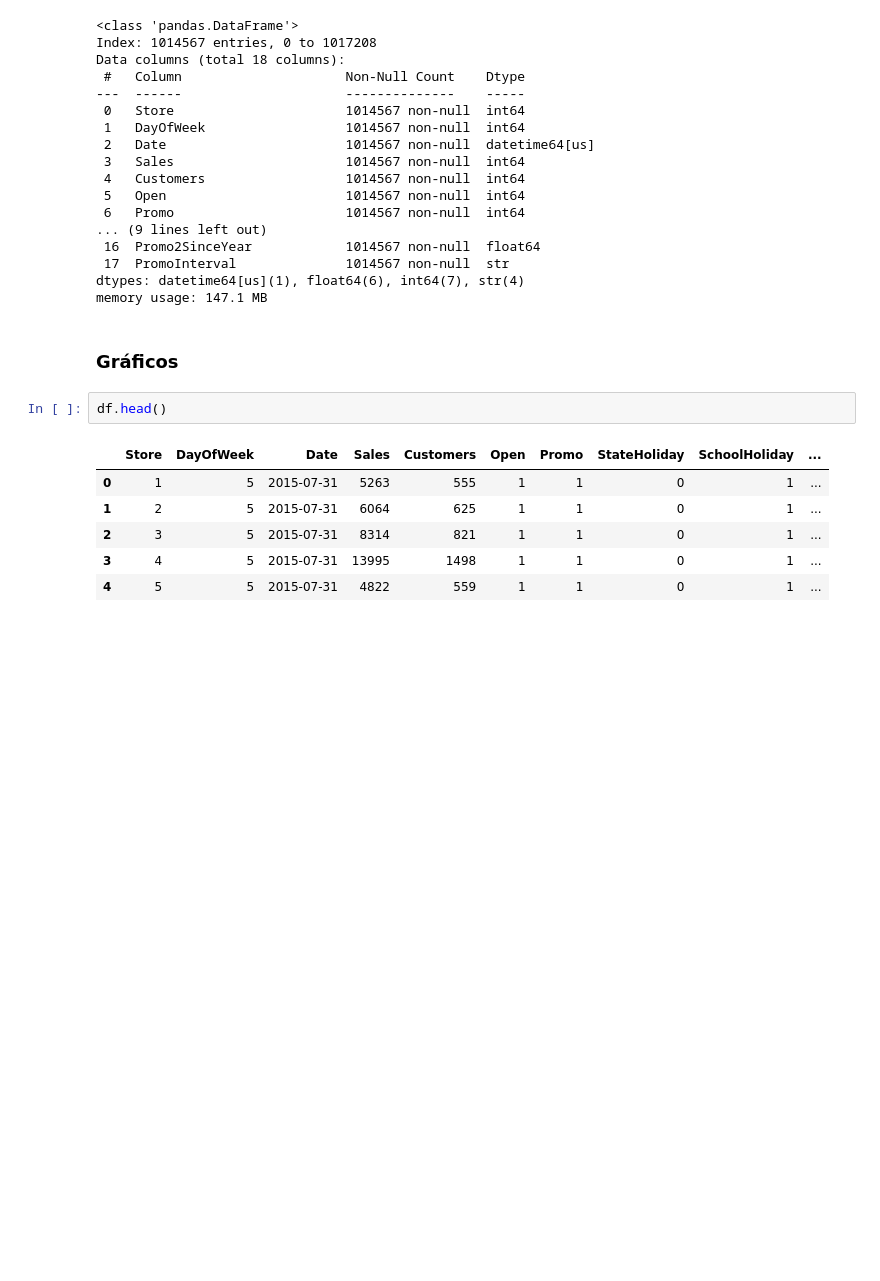
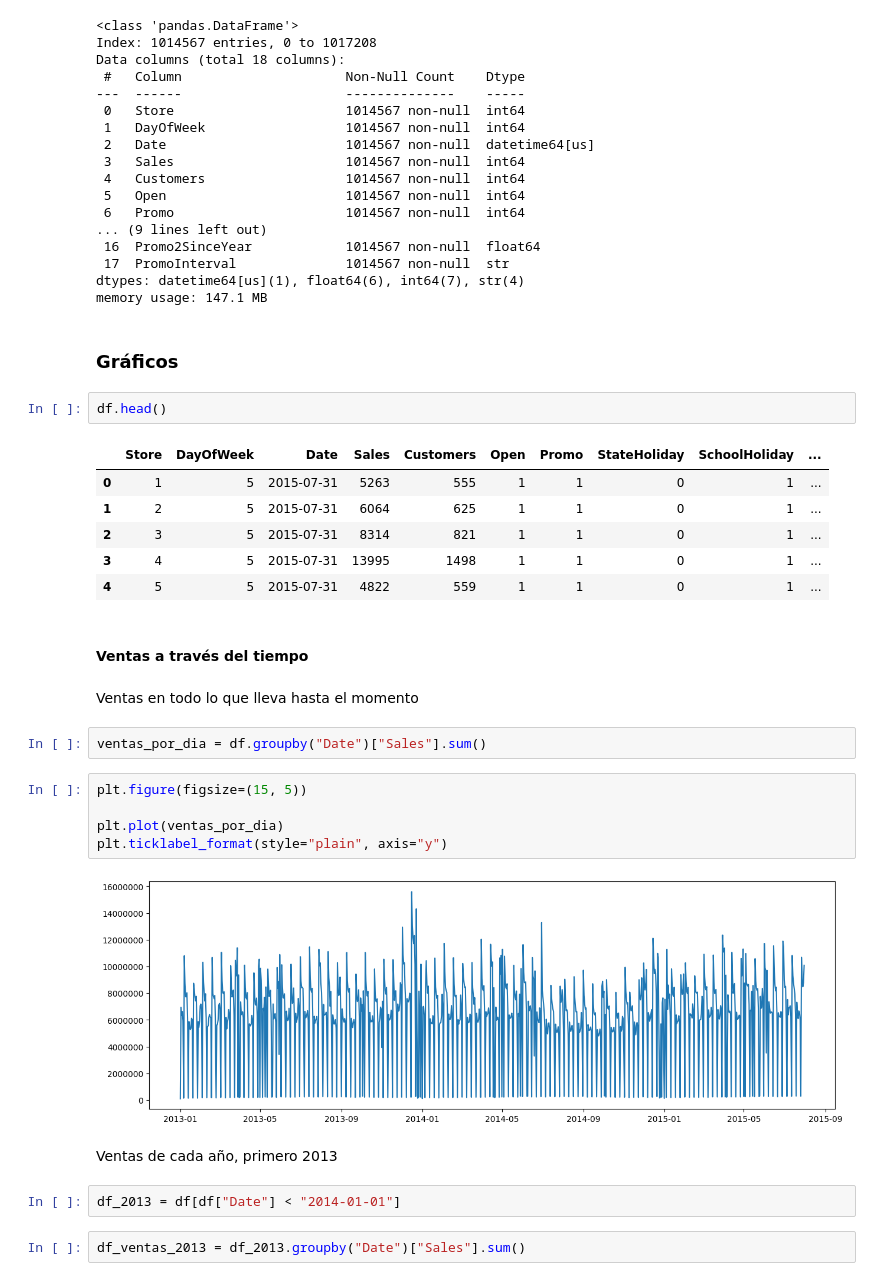
Before and after one commit to charligram/7_rossman_store_sales, a Jupyter notebook: notebooks/01_EDA.ipynb, the cells around one changed output. Drawn from its saved outputs; the diff is of its cells as text; blank space fills up the shorter version.

```diff
--- a/notebooks/01_EDA.ipynb
+++ b/notebooks/01_EDA.ipynb
@@ -347,3 +348,22 @@ df.head()
 | 2 | 3 | 5 | 2015-07-31 | 8314 | 821 | 1 | 1 | 0 | 1 | ... |
 | 3 | 4 | 5 | 2015-07-31 | 13995 | 1498 | 1 | 1 | 0 | 1 | ... |
 | 4 | 5 | 5 | 2015-07-31 | 4822 | 559 | 1 | 1 | 0 | 1 | ... |
+# %% [markdown]
+#### Ventas a través del tiempo
+# %% [markdown]
+Ventas en todo lo que lleva hasta el momento
+# %%
+ventas_por_dia = df.groupby("Date")["Sales"].sum()
+# %%
+plt.figure(figsize=(15, 5))
+
+plt.plot(ventas_por_dia)
+plt.ticklabel_format(style="plain", axis="y")
+# %% [output]
+[figure, added]
+# %% [markdown]
+Ventas de cada año, primero 2013
+# %%
+df_2013 = df[df["Date"] < "2014-01-01"]
+# %%
+df_ventas_2013 = df_2013.groupby("Date")["Sales"].sum()
```
Also changed, not shown: parts of 30 cells of this notebook.
